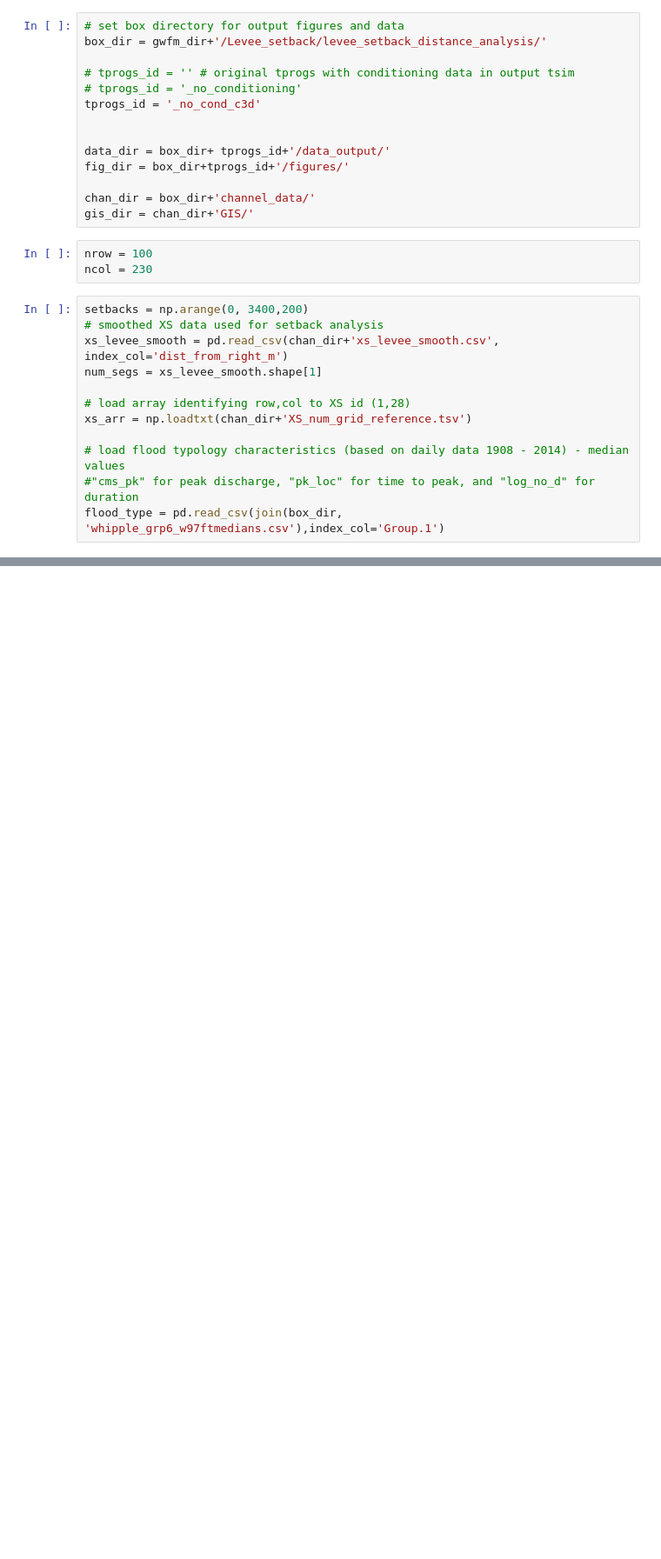
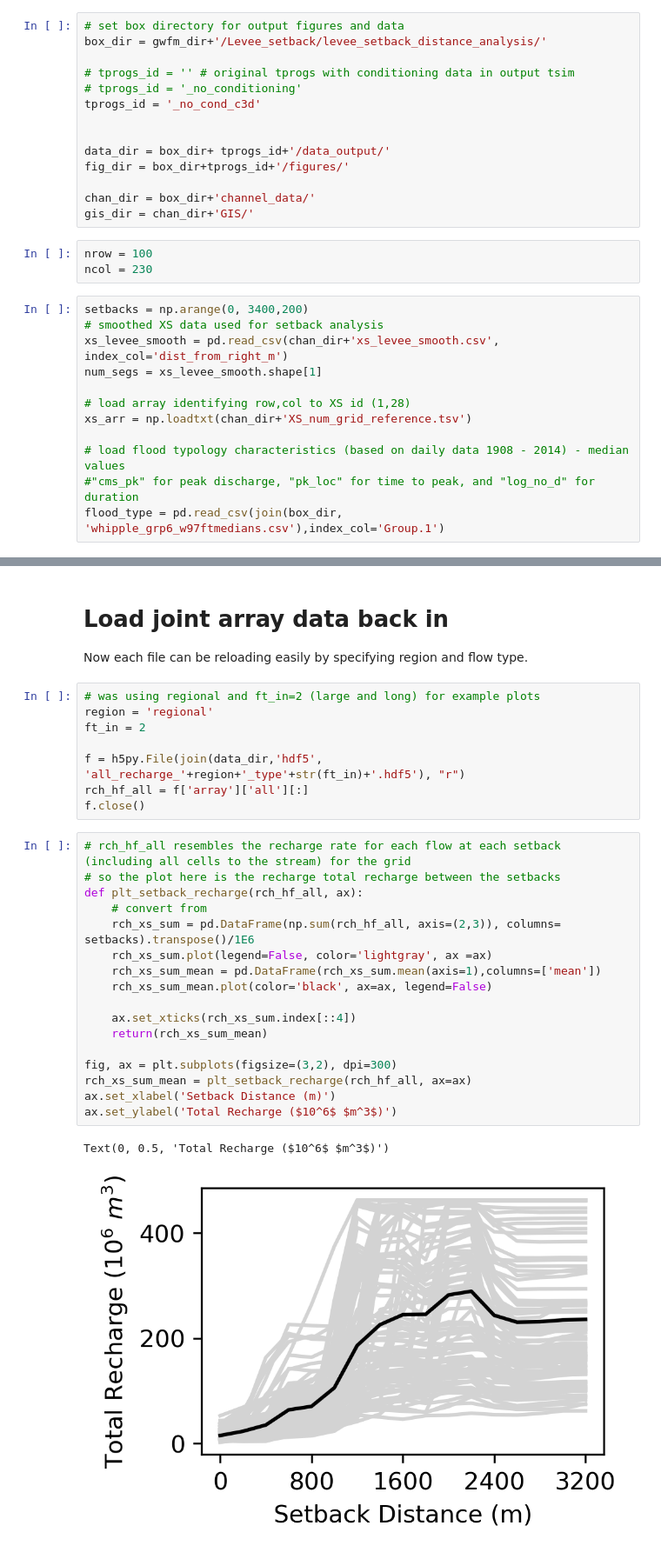
Before and after one commit to andrewcalderwood/CosumnesRiverRecharge, a Jupyter notebook: Projects/Levee_setback/levee_setback_distance_analysis/06b_recharge_plotting.ipynb, the cells around one changed output, grey strips where cells are left out. Shown at 87% size. Drawn from its saved outputs; the diff is of its cells as text; blank space fills up the shorter version.

```diff
--- a/Projects/Levee_setback/levee_setback_distance_analysis/06b_recharge_plotting.ipynb
+++ b/Projects/Levee_setback/levee_setback_distance_analysis/06b_recharge_plotting.ipynb
@@ -100,0 +131,31 @@ print((toc-tic))
+# %% [markdown]
+# Load joint array data back in
+Now each file can be reloading easily by specifying region and flow type.
+# %%
+# was using regional and ft_in=2 (large and long) for example plots
+region = 'regional'
+ft_in = 2
+
+f = h5py.File(join(data_dir,'hdf5', 'all_recharge_'+region+'_type'+str(ft_in)+'.hdf5'), "r")
+rch_hf_all = f['array']['all'][:]
+f.close()
+# %%
+# rch_hf_all resembles the recharge rate for each flow at each setback (including all cells to the stream) for the grid
+# so the plot here is the recharge total recharge between the setbacks
+def plt_setback_recharge(rch_hf_all, ax):
+    # convert from
+    rch_xs_sum = pd.DataFrame(np.sum(rch_hf_all, axis=(2,3)), columns= setbacks).transpose()/1E6
+    rch_xs_sum.plot(legend=False, color='lightgray', ax =ax)
+    rch_xs_sum_mean = pd.DataFrame(rch_xs_sum.mean(axis=1),columns=['mean'])
+    rch_xs_sum_mean.plot(color='black', ax=ax, legend=False)
+
+    ax.set_xticks(rch_xs_sum.index[::4])
+    return(rch_xs_sum_mean)
+
+fig, ax = plt.subplots(figsize=(3,2), dpi=300)
+rch_xs_sum_mean = plt_setback_recharge(rch_hf_all, ax=ax)
+ax.set_xlabel('Setback Distance (m)')
+ax.set_ylabel('Total Recharge ($10^6$ $m^3$)')
+# %% [output]
+Text(0, 0.5, 'Total Recharge ($10^6$ $m^3$)')
+[figure, added]
```
Also changed, not shown: parts of 19 cells of this notebook, 28 other files.
